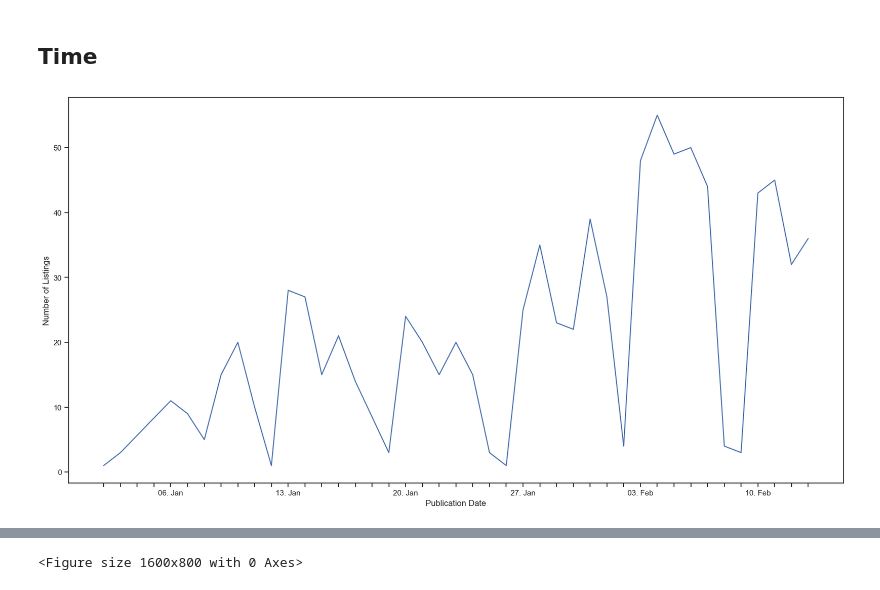
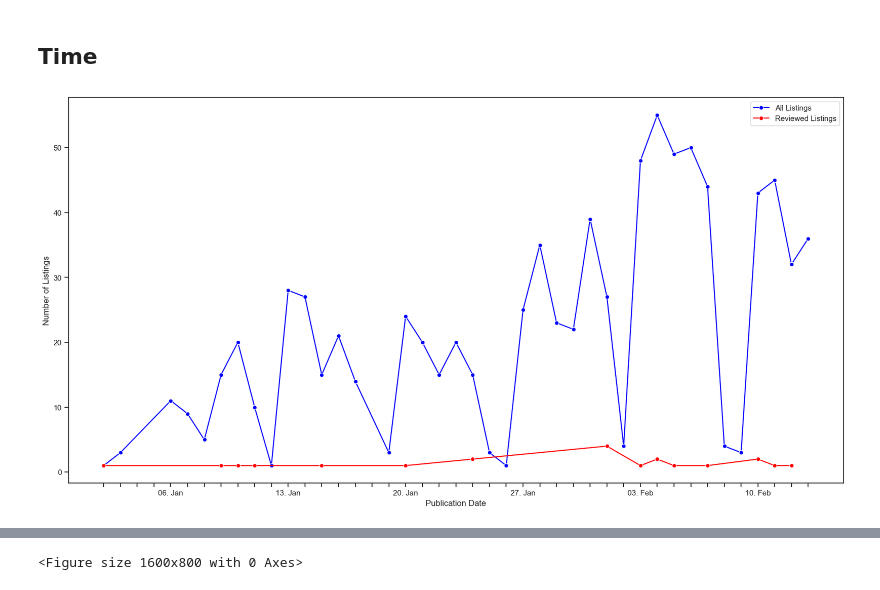
Before and after one commit to TomWartm/ITJobsCH, a Jupyter notebook: src/analysis.ipynb, the cells around one changed output, grey strips where cells are left out. Saved outputs shown, nothing was run; the diff lists cells and outputs as text; code cells hidden in the pictures.

Commit message:
show number of reviewed listings on time plot

```diff
--- a/src/analysis.ipynb
+++ b/src/analysis.ipynb
@@ -192,25 +192,47 @@ df_small.groupby(["career_stage_cleaned" ])["max_years"].describe()
 # %% [markdown]
 ## Time
 # %%
+import pandas as pd
+import matplotlib.pyplot as plt
+import seaborn as sns
 
-df_grouped = df_small.groupby(df_small['publication_date'].dt.to_period('D')).size().reset_index(name='count')
-df_grouped['publication_date'] = df_grouped['publication_date'].dt.start_time
+# Group all data by date (ignoring reviewed status)
+df_total = df_small.groupby(df_small['publication_date'].dt.to_period('D')).size().reset_index(name='count')
+df_total['publication_date'] = df_total['publication_date'].dt.start_time  # Convert period back to datetime
+
+# Group reviewed data separately
+df_reviewed = df_small[df_small['reviewed'] == True].groupby(df_small['publication_date'].dt.to_period('D')).size().reset_index(name='count')
+df_reviewed['publication_date'] = df_reviewed['publication_date'].dt.start_time  # Convert period back to datetime
+
+# Create the plot
 plt.figure(figsize=(20, 10))
 
-sns.lineplot(data=df_grouped, x='publication_date', y='count')
+# Plot all listings (not reviewed) in blue
+sns.lineplot(data=df_total, x='publication_date', y='count', label="All Listings", color='blue', marker="o")
 
+# Plot reviewed listings in red (will only show points where reviewed=True)
+sns.lineplot(data=df_reviewed, x='publication_date', y='count', label="Reviewed Listings", color='red', marker="o")
+
+# Set x-ticks with only Monday labels
+date_range = pd.date_range(df_total['publication_date'].min(), df_total['publication_date'].max(), freq='D')
 
 plt.xticks(
-    ticks=pd.date_range(df_grouped['publication_date'].min(), df_grouped['publication_date'].max(), freq='D'),
-    labels=['' if d.weekday() != 0 else d.strftime('%d. %b') for d in pd.date_range(df_grouped['publication_date'].min(), df_grouped['publication_date'].max(), freq='D')],
+    ticks=date_range,
+    labels=['' if d.weekday() != 0 else d.strftime('%d. %b') for d in date_range],
     rotation=0
 )
+
 plt.xlabel('Publication Date')
 plt.ylabel('Number of Listings')
+
+# Add a legend
+plt.legend()
+
+# Save and show the plot
 plt.savefig("../plots/time.png", bbox_inches='tight')
 plt.show()
 # %% [output]
-[figure, old version]
+[figure, new version]
 # %%
 flat_list = [item for sublist in df_small["programming_languages"] for item in sublist]
 plt.figure(figsize=(16, 8))
```
Also changed, not shown: parts of 16 cells of this notebook, 3 other files.
